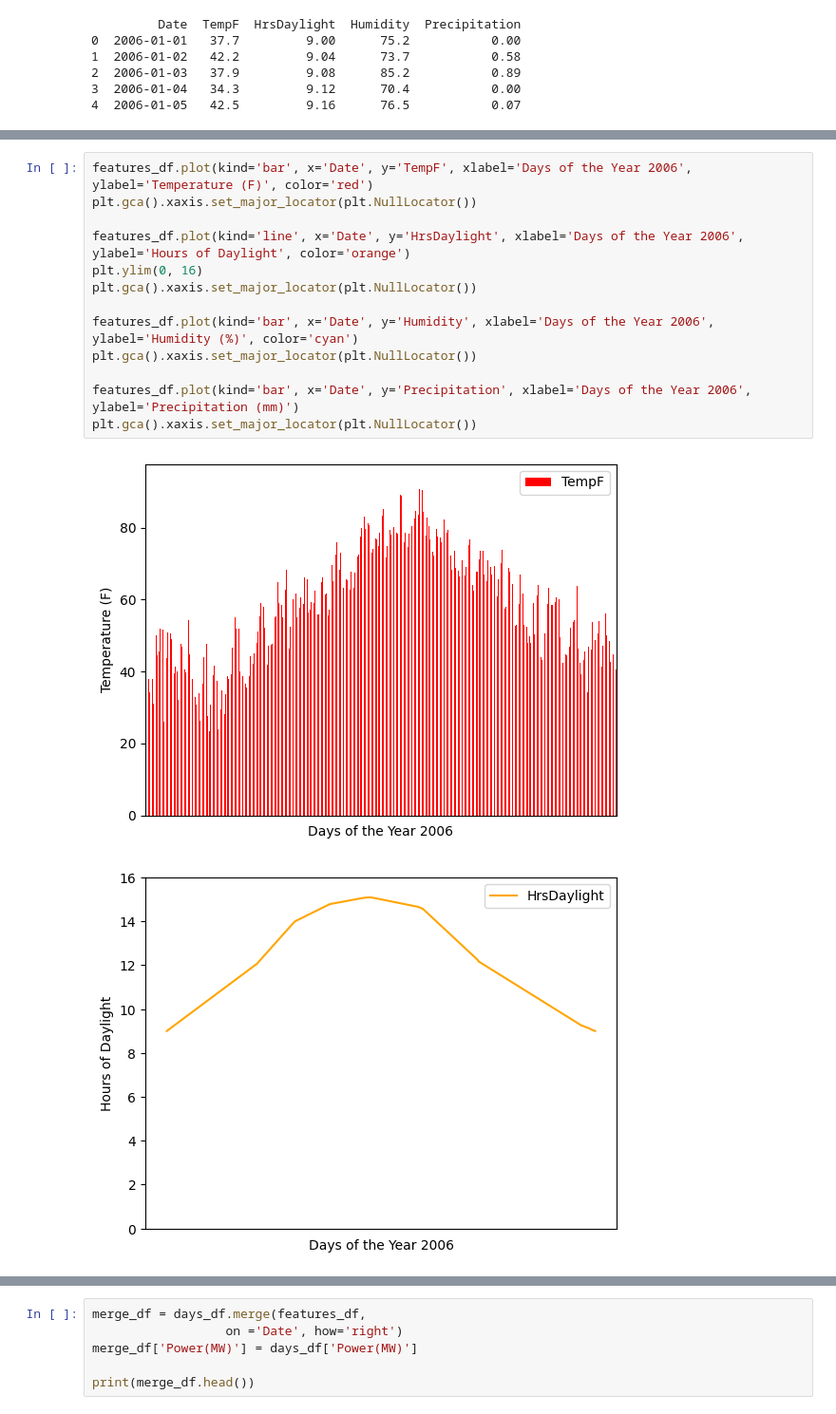
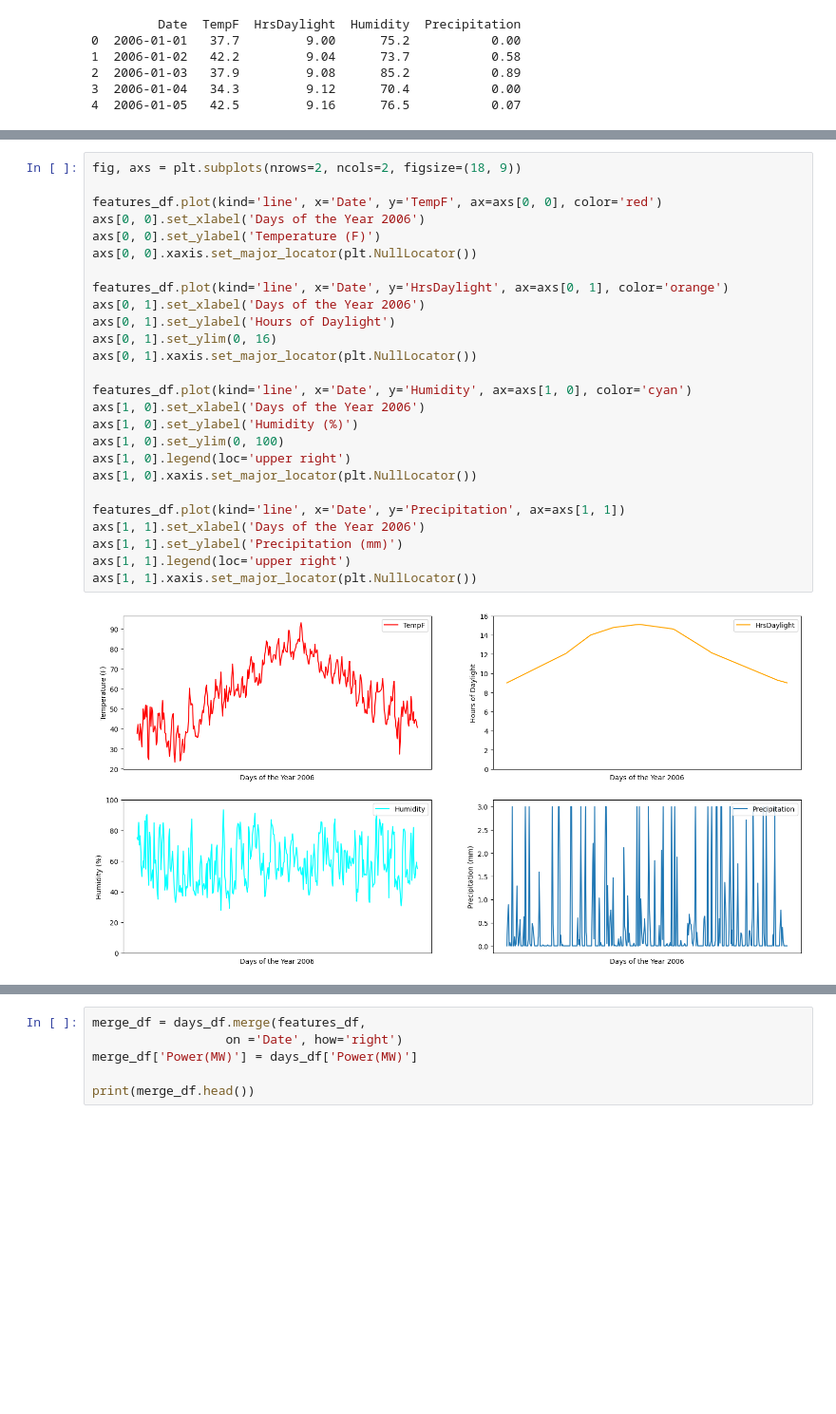
Before and after one commit to Tareq62/solar_panel_model, a Jupyter notebook: solar_regression.ipynb, the cells around one changed output, grey strips where cells are left out. Shown: that part at 95% size. Cells and saved outputs as stored; diff of their text form; blank space fills up the shorter version.

Commit message:
Updated weather feature plots

```diff
--- a/solar_regression.ipynb
+++ b/solar_regression.ipynb
@@ -50,16 +50,28 @@ These values are for our four local weather features. Let's plot each feature in
 # %%
-features_df.plot(kind='bar', x='Date', y='TempF', xlabel='Days of the Year 2006', ylabel='Temperature (F)', color='red')
-plt.gca().xaxis.set_major_locator(plt.NullLocator())
+fig, axs = plt.subplots(nrows=2, ncols=2, figsize=(18, 9))
 
-features_df.plot(kind='line', x='Date', y='HrsDaylight', xlabel='Days of the Year 2006', ylabel='Hours of Daylight', color='orange')
-plt.ylim(0, 16)
-plt.gca().xaxis.set_major_locator(plt.NullLocator())
+features_df.plot(kind='line', x='Date', y='TempF', ax=axs[0, 0], color='red')
+axs[0, 0].set_xlabel('Days of the Year 2006')
+axs[0, 0].set_ylabel('Temperature (F)')
+axs[0, 0].xaxis.set_major_locator(plt.NullLocator())
 
-features_df.plot(kind='bar', x='Date', y='Humidity', xlabel='Days of the Year 2006', ylabel='Humidity (%)', color='cyan')
-plt.gca().xaxis.set_major_locator(plt.NullLocator())
+features_df.plot(kind='line', x='Date', y='HrsDaylight', ax=axs[0, 1], color='orange')
+axs[0, 1].set_xlabel('Days of the Year 2006')
+axs[0, 1].set_ylabel('Hours of Daylight')
+axs[0, 1].set_ylim(0, 16)
+axs[0, 1].xaxis.set_major_locator(plt.NullLocator())
 
-features_df.plot(kind='bar', x='Date', y='Precipitation', xlabel='Days of the Year 2006', ylabel='Precipitation (mm)')
-plt.gca().xaxis.set_major_locator(plt.NullLocator())
+features_df.plot(kind='line', x='Date', y='Humidity', ax=axs[1, 0], color='cyan')
+axs[1, 0].set_xlabel('Days of the Year 2006')
+axs[1, 0].set_ylabel('Humidity (%)')
+axs[1, 0].set_ylim(0, 100)
+axs[1, 0].legend(loc='upper right')
+axs[1, 0].xaxis.set_major_locator(plt.NullLocator())
+
+features_df.plot(kind='line', x='Date', y='Precipitation', ax=axs[1, 1])
+axs[1, 1].set_xlabel('Days of the Year 2006')
+axs[1, 1].set_ylabel('Precipitation (mm)')
+axs[1, 1].legend(loc='upper right')
+axs[1, 1].xaxis.set_major_locator(plt.NullLocator())
 # %% [output]
-[figure, old version]
+[figure, new version]
-[figure, removed]
```
Also changed, not shown: parts of 4 cells of this notebook.
